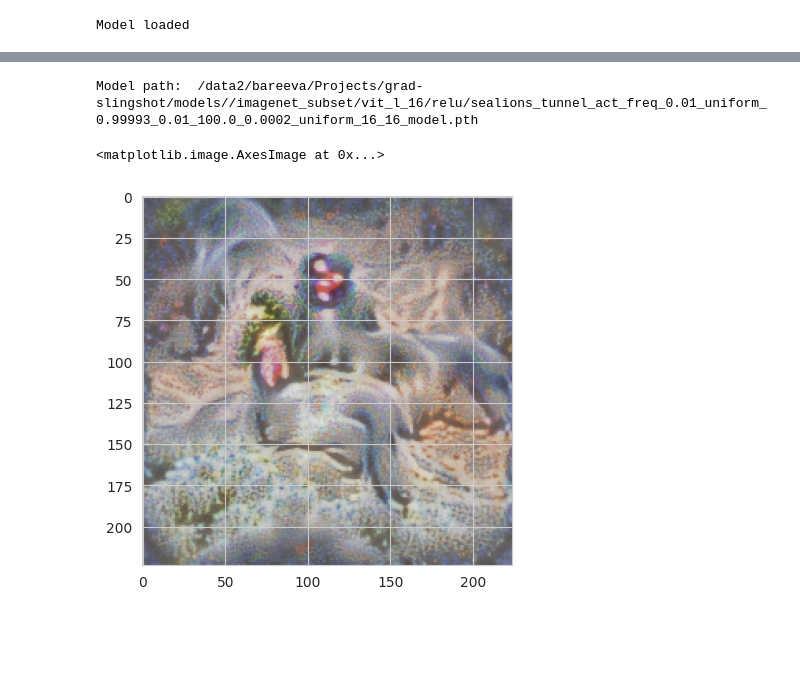
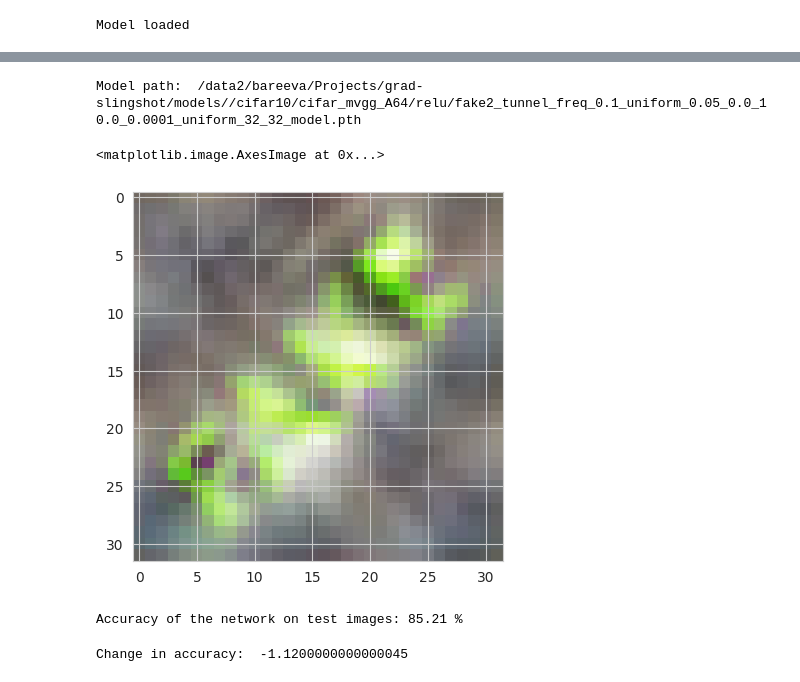
Before and after one commit to dilyabareeva/grad_slingshot, a Jupyter notebook: notebooks/before_after.ipynb, the cells around one changed output, grey strips where cells are left out. Cells and saved outputs as stored; diff of their text form; code cells hidden in the pictures; blank space fills up the shorter version.

```diff
--- a/notebooks/before_after.ipynb
+++ b/notebooks/before_after.ipynb
@@ -30,7 +30,7 @@ Pre-epochs for data2/bareeva/Projects/man_am//miniimagenet/relu/dalmatian_exp_fr
 
 39
 # %%
-config_name = "config_vit"
+config_name = "config_cifar"
 with initialize(version_base=None, config_path="../config"):
     cfg = compose(
         config_name=config_name,
@@ -202,7 +205,7 @@ layer_str = default_layer_str
 path = path_from_cfg(cfg)
 print("Model path: ", path)
 # %% [output]
-Model path:  /data2/bareeva/Projects/grad-slingshot/models//imagenet_subset/vit_l_16/relu/sealions_tunnel_act_freq_0.01_uniform_0.99993_0.01_100.0_0.0002_uniform_16_16_model.pth
+Model path:  /data2/bareeva/Projects/grad-slingshot/models//cifar10/cifar_mvgg_A64/relu/fake2_tunnel_freq_0.1_uniform_0.05_0.0_10.0_0.0001_uniform_32_32_model.pth
 # %%
 model_dict = torch.load(path, map_location=torch.device(device))
 target_model.load_state_dict(model_dict["model"])
@@ -222,21 +216,21 @@ def vit_transforms(out_dim=224, scales=(0.5, 0.95)):
 # %%
 img, _, tstart = feature_visualisation(
     net=target_model,
     noise_dataset=noise_dataset,
     man_index=target_neuron,
     lr=cfg.eval_lr,
-    n_steps=2000,
+    n_steps=cfg.eval_nsteps,
     init_mean=torch.tensor([]),
     save_list=[],
     target_act_fn=target_act_fn,
-    tf=transforms.Compose(image_transforms),
-    adam=True,
+    #tf=transforms.Compose(image_transforms),
+    #adam=True,
     grad_clip=1.0,
     layer_str=default_layer_str,
     device=device,
 )
 plt.imshow(img[0].permute(1, 2, 0).detach().cpu().numpy())
 # %% [output]
 <matplotlib.image.AxesImage at 0x...>
-[figure, old version]
+[figure, new version]
 # %%
@@ -244,4 +238,8 @@ torchvision.utils.save_image(img[0], f"../results/figures/{config_name}_manipula
 # %%
 after_acc = evaluate(target_model, test_loader, device)
+# %% [output]
+Accuracy of the network on test images: 85.21 %
 # %%
 print("Change in accuracy: ", after_acc - before_acc)
+# %% [output]
+Change in accuracy:  -1.1200000000000045
```
Also changed, not shown: parts of 7 cells of this notebook, 25 other files.
